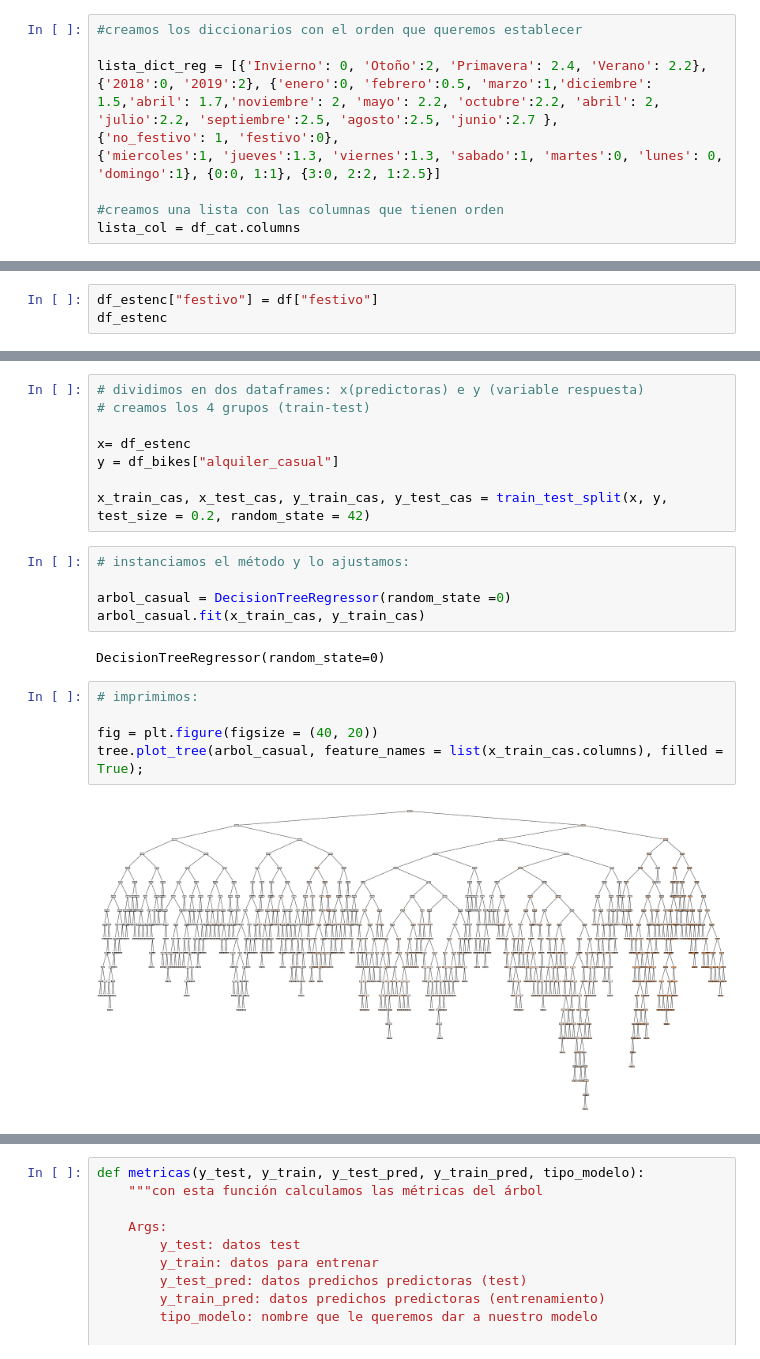
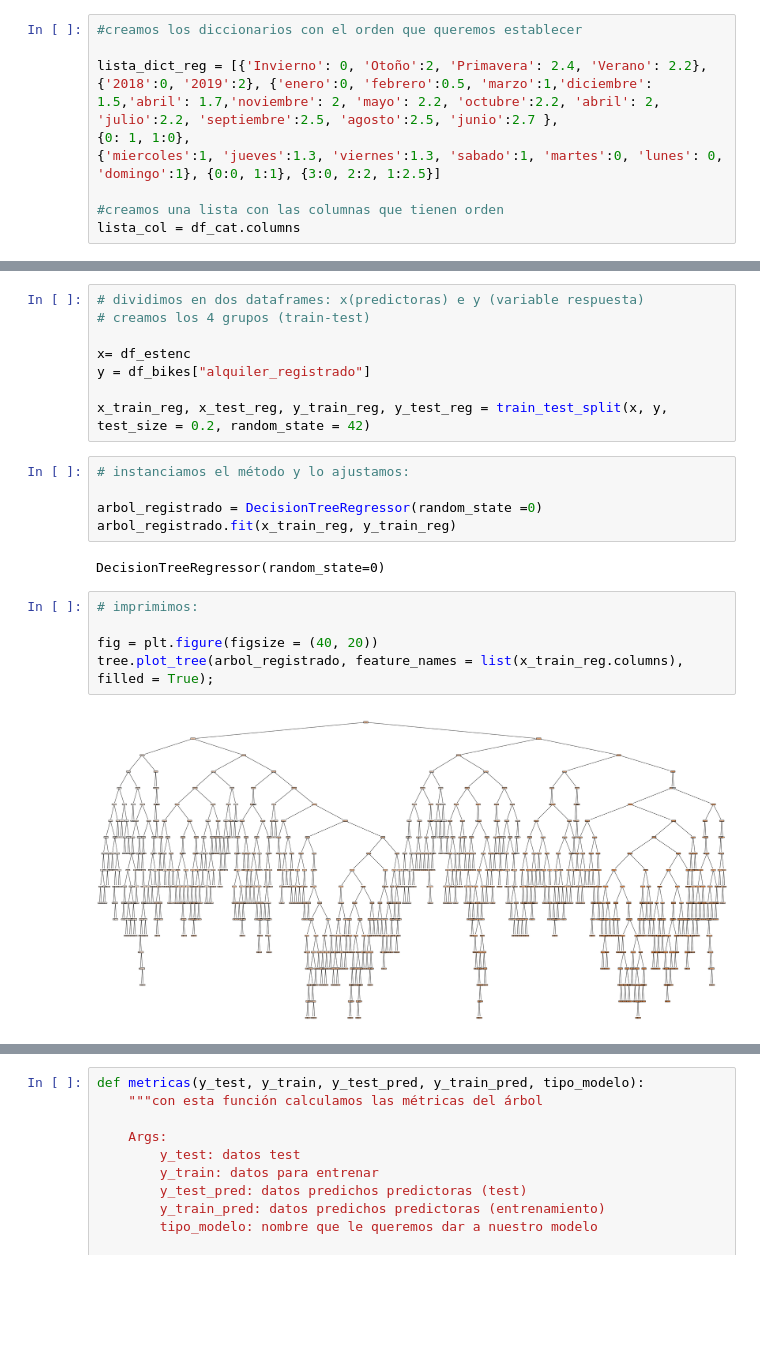
Before and after one commit to LourdesBoj/promoE-modulo3-proyecto-equipo3-Andrea-Catalina-Lourdes-AnaLopez, a Jupyter notebook: notebooks/modelo_reg.ipynb, the cells around one changed output, grey strips where cells are left out. Cells and saved outputs as stored; diff of their text form; blank space fills up the shorter version.

```diff
--- a/notebooks/modelo_reg.ipynb
+++ b/notebooks/modelo_reg.ipynb
@@ -205,7 +211,7 @@ df = df.reset_index(drop= True)
 #creamos los diccionarios con el orden que queremos establecer
 
 lista_dict_reg = [{'Invierno': 0, 'Otoño':2, 'Primavera': 2.4, 'Verano': 2.2}, {'2018':0, '2019':2}, {'enero':0, 'febrero':0.5, 'marzo':1,'diciembre': 1.5,'abril': 1.7,'noviembre': 2, 'mayo': 2.2, 'octubre':2.2, 'abril': 2, 'julio':2.2, 'septiembre':2.5, 'agosto':2.5, 'junio':2.7 },
-{'no_festivo': 1, 'festivo':0},
+{0: 1, 1:0},
 {'miercoles':1, 'jueves':1.3, 'viernes':1.3, 'sabado':1, 'martes':0, 'lunes': 0, 'domingo':1}, {0:0, 1:1}, {3:0, 2:2, 1:2.5}]
 
 #creamos una lista con las columnas que tienen orden
@@ -261,3 +269,0 @@ df_estenc.head()
-# %%
-df_estenc["festivo"] = df["festivo"]
-df_estenc
@@ -286,23 +278,23 @@ Decision Tree:
 # creamos los 4 grupos (train-test)
 
 x= df_estenc
-y = df_bikes["alquiler_casual"]
+y = df_bikes["alquiler_registrado"]
 
-x_train_cas, x_test_cas, y_train_cas, y_test_cas = train_test_split(x, y, test_size = 0.2, random_state = 42)
+x_train_reg, x_test_reg, y_train_reg, y_test_reg = train_test_split(x, y, test_size = 0.2, random_state = 42)
 # %%
 # instanciamos el método y lo ajustamos:
 
-arbol_casual = DecisionTreeRegressor(random_state =0)
-arbol_casual.fit(x_train_cas, y_train_cas)
+arbol_registrado = DecisionTreeRegressor(random_state =0)
+arbol_registrado.fit(x_train_reg, y_train_reg)
 # %% [output]
 DecisionTreeRegressor(random_state=0)
 # %%
 # imprimimos:
 
 fig = plt.figure(figsize = (40, 20))
-tree.plot_tree(arbol_casual, feature_names = list(x_train_cas.columns), filled = True);
+tree.plot_tree(arbol_registrado, feature_names = list(x_train_reg.columns), filled = True);
 # %% [output]
-[figure, old version]
+[figure, new version]
 # %%
 # calculamos la profundidad y la raíz cuadrada de las variables:
 
```
Also changed, not shown: parts of 51 cells of this notebook, 7 other files.
